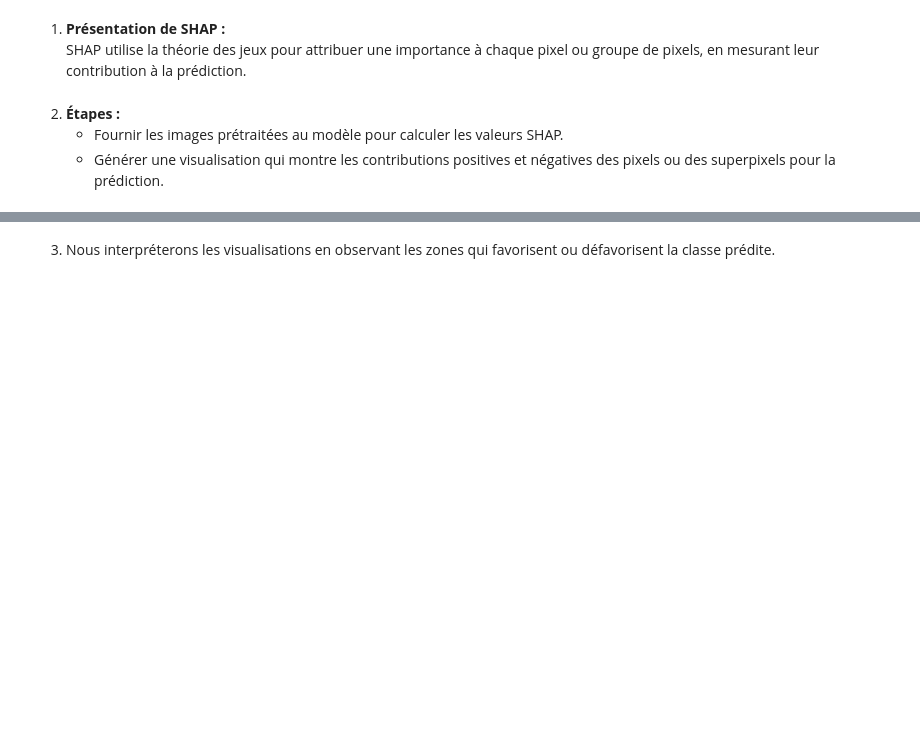
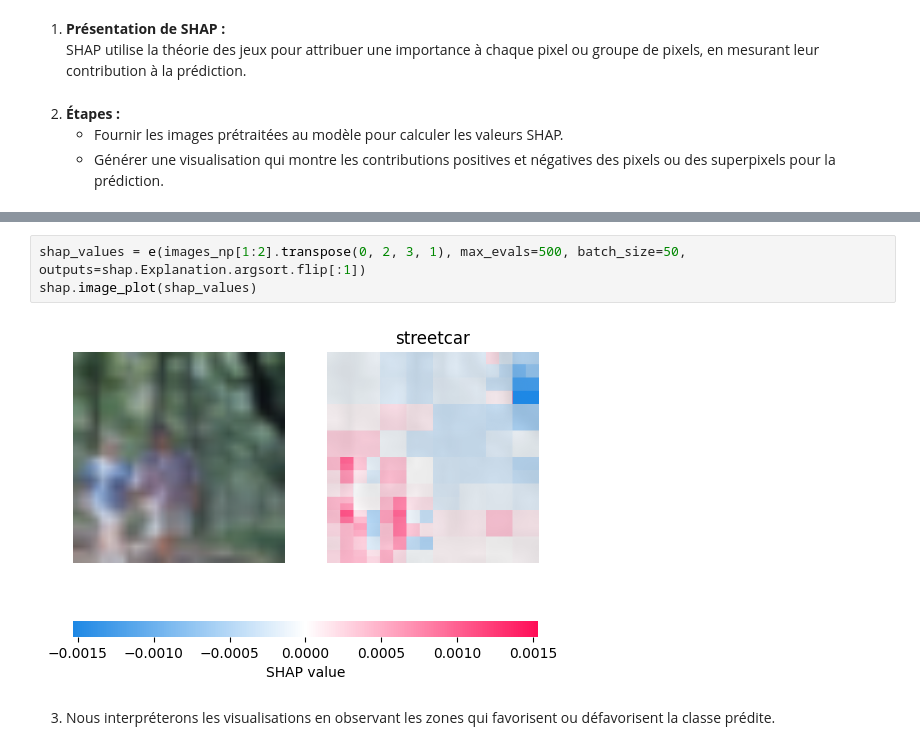
Before and after one commit to floflokie/SSL, a Jupyter notebook: TP_Explicabilité.ipynb, the cells around one changed output, grey strips where cells are left out. Cells and saved outputs as stored; diff of their text form; blank space fills up the shorter version.

```diff
--- a/TP_Explicabilité.ipynb
+++ b/TP_Explicabilité.ipynb
@@ -254,2 +277,7 @@ shap.image_plot(shap_values, np.transpose(images_np, (0, 3, 1, 2)))
+# %%
+shap_values = e(images_np[1:2].transpose(0, 2, 3, 1), max_evals=500, batch_size=50, outputs=shap.Explanation.argsort.flip[:1])
+shap.image_plot(shap_values)
+# %% [output]
+[figure, added]
 # %% [markdown]
 3. Nous interpréterons les visualisations en observant les zones qui favorisent ou défavorisent la classe prédite.
```
Also changed, not shown: parts of 8 cells of this notebook.
